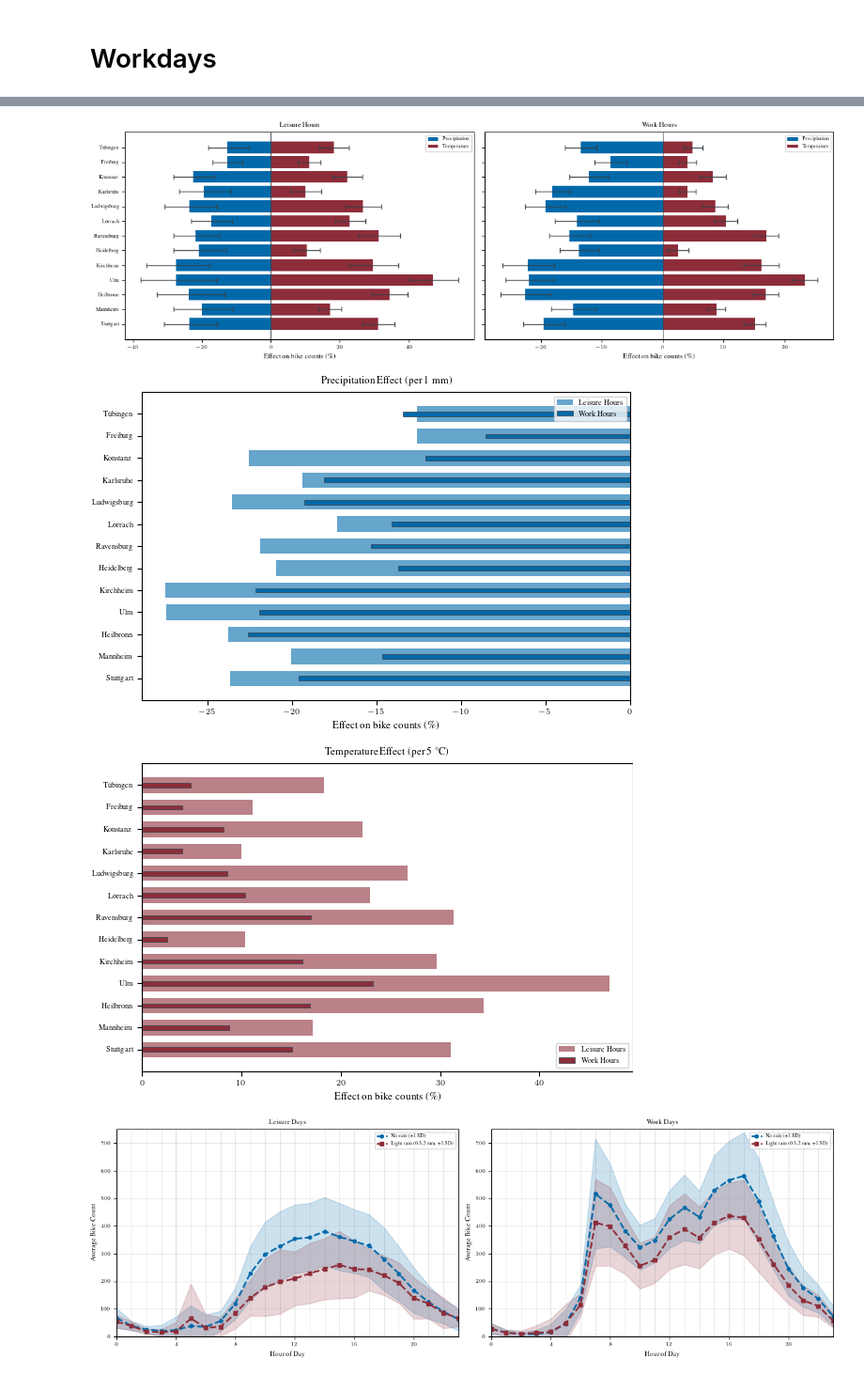
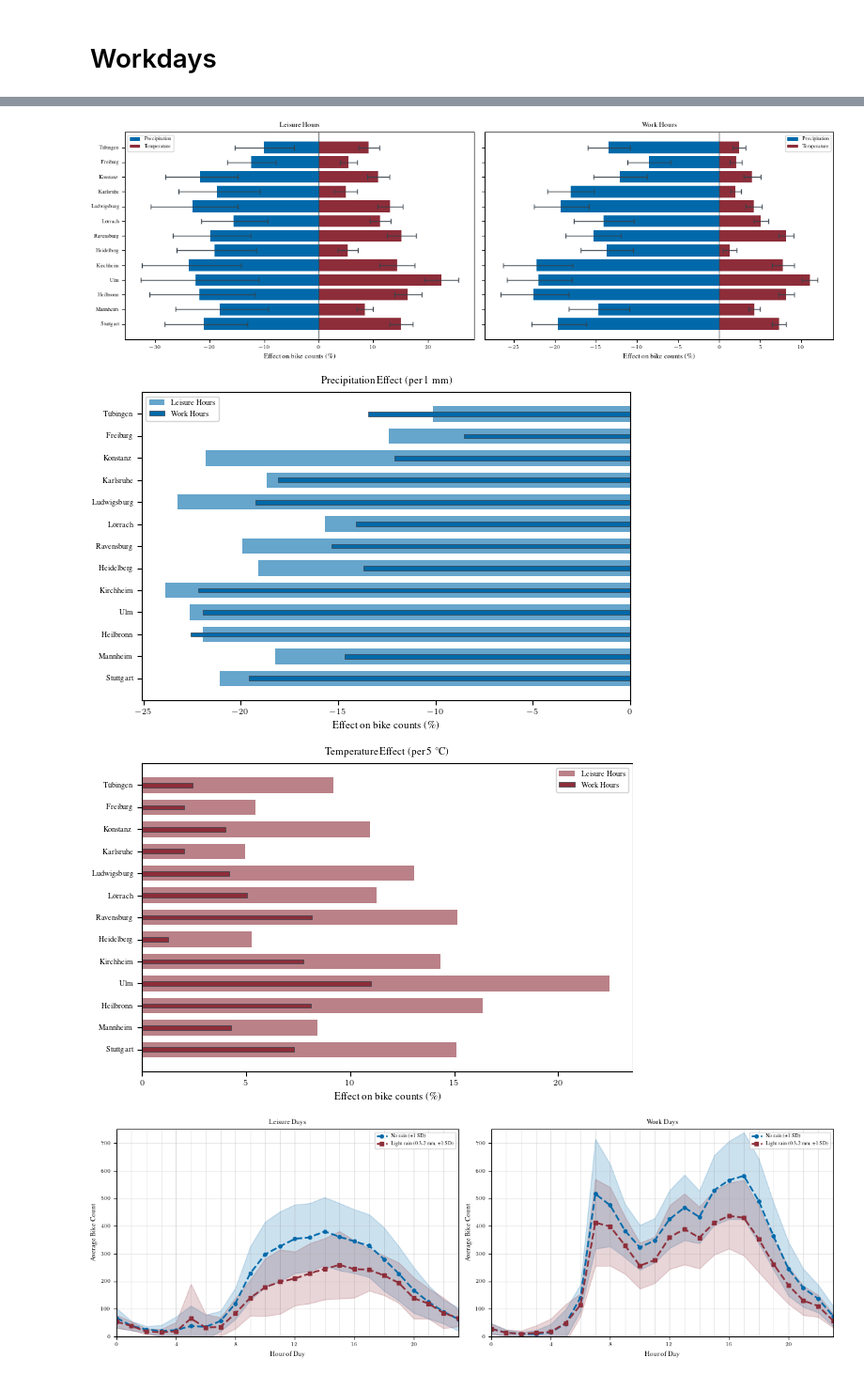
Before and after one commit to lohrynn/tuecycle, a Jupyter notebook: exp/regression.ipynb, the cells around one changed output, grey strips where cells are left out. Shown at 94% size. Drawn from its saved outputs; the diff is of its cells as text; code cells hidden in the pictures.

```diff
--- a/exp/regression.ipynb
+++ b/exp/regression.ipynb
@@ -10,8 +10,11 @@ START_DATE = (2022, 12, 1)
 END_DATE = (2025, 11, 30)
 
 WORKDAY_HOURS = list(range(6, 19))
-LEISURE_HOURS = list(range(8,19))
+LEISURE_HOURS = list(range(10, 19))
 MAXLAGS = 8
+
+RAIN_INCREMENT_MM = 1  # Effect per x mm increase in precipitation
+TEMP_INCREMENT_C = 2.5   # Effect per x °C increase in temperature
 
 # Stations to load
 STATIONS = [station for station in list_stations_with_weather()]
@@ -1054,8 +1070,8 @@ for city in cities:
     rain_coef = coef['rain']
     temp_coef = coef['temp']
 
-    rain_effect_1mm = (np.expm1(rain_coef * 1)) * 100
-    temp_effect_5C = (np.expm1(temp_coef * 5)) * 100
+    rain_effect_1mm = (np.expm1(rain_coef * RAIN_INCREMENT_MM)) * 100
+    temp_effect_5C = (np.expm1(temp_coef * TEMP_INCREMENT_C)) * 100
     leisure_rain_effects[city] = rain_effect_1mm
     leisure_temp_effects[city] = temp_effect_5C
 
@@ -1065,14 +1081,14 @@ for city in cities:
     # Calculate confidence intervals in effect space
     lower_rain_bound = conf_int.loc['rain', 0]
     upper_rain_bound = conf_int.loc['rain', 1]
-    lower_rain_effect = (np.expm1(lower_rain_bound * 1)) * 100
-    upper_rain_effect = (np.expm1(upper_rain_bound * 1)) * 100
+    lower_rain_effect = (np.expm1(lower_rain_bound * RAIN_INCREMENT_MM)) * 100
+    upper_rain_effect = (np.expm1(upper_rain_bound * RAIN_INCREMENT_MM)) * 100
     leisure_rain_ci[city] = (lower_rain_effect, upper_rain_effect)
 
     lower_temp_bound = conf_int.loc['temp', 0]
     upper_temp_bound = conf_int.loc['temp', 1]
-    lower_temp_effect = (np.expm1(lower_temp_bound * 5)) * 100
-    upper_temp_effect = (np.expm1(upper_temp_bound * 5)) * 100
+    lower_temp_effect = (np.expm1(lower_temp_bound * TEMP_INCREMENT_C)) * 100
+    upper_temp_effect = (np.expm1(upper_temp_bound * TEMP_INCREMENT_C)) * 100
     leisure_temp_ci[city] = (lower_temp_effect, upper_temp_effect)
 
 # Extract work hour effects for comparison
@@ -1087,8 +1103,8 @@ for city in cities:
     rain_coef = coef['rain']
     temp_coef = coef['temp']
 
-    rain_effect_1mm = (np.expm1(rain_coef * 1)) * 100
-    temp_effect_5C = (np.expm1(temp_coef * 5)) * 100
+    rain_effect_1mm = (np.expm1(rain_coef * RAIN_INCREMENT_MM)) * 100
+    temp_effect_5C = (np.expm1(temp_coef * TEMP_INCREMENT_C)) * 100
     work_rain_effects[city] = rain_effect_1mm
     work_temp_effects[city] = temp_effect_5C
 
@@ -1098,14 +1114,14 @@ for city in cities:
     # Calculate confidence intervals in effect space
     lower_rain_bound = conf_int.loc['rain', 0]
     upper_rain_bound = conf_int.loc['rain', 1]
-    lower_rain_effect = (np.expm1(lower_rain_bound * 1)) * 100
-    upper_rain_effect = (np.expm1(upper_rain_bound * 1)) * 100
+    lower_rain_effect = (np.expm1(lower_rain_bound * RAIN_INCREMENT_MM)) * 100
+    upper_rain_effect = (np.expm1(upper_rain_bound * RAIN_INCREMENT_MM)) * 100
     work_rain_ci[city] = (lower_rain_effect, upper_rain_effect)
 
     lower_temp_bound = conf_int.loc['temp', 0]
     upper_temp_bound = conf_int.loc['temp', 1]
-    lower_temp_effect = (np.expm1(lower_temp_bound * 5)) * 100
-    upper_temp_effect = (np.expm1(upper_temp_bound * 5)) * 100
+    lower_temp_effect = (np.expm1(lower_temp_bound * TEMP_INCREMENT_C)) * 100
+    upper_temp_effect = (np.expm1(upper_temp_bound * TEMP_INCREMENT_C)) * 100
     work_temp_ci[city] = (lower_temp_effect, upper_temp_effect)
 # %%
 # Create two-subplot figure with leisure and work hours
@@ -1162,7 +1178,7 @@ ax1.errorbar(leisure_temp, cities_names, xerr=leisure_temp_xerr, fmt="none", eco
 ax1.set_xlabel("Effect on bike counts (\%)")
 ax1.set_title("Leisure Hours")
 ax1.axvline(0, color=tue_dark, linewidth=0.8)
-ax1.legend(loc="upper right")
+ax1.legend(loc="upper left")
 
 # WORK HOURS (right subplot)
 work_rain = np.array([work_rain_effects[city] for city in cities_sorted])
@@ -1178,34 +1194,34 @@ right_w = np.maximum(work_rain, work_temp)
 
 neg_left_w = left_w
 neg_width_w = np.minimum(right_w, 0) - left_w
 neg_width_w = np.maximum(neg_width_w, 0)
 
 pos_left_w = np.maximum(left_w, 0)
 pos_width_w = right_w - pos_left_w
 pos_width_w = np.maximum(pos_width_w, 0)
 
 ax2.barh(cities_names, neg_width_w, left=neg_left_w, color=tue_blue, label="Precipitation")
 ax2.barh(cities_names, pos_width_w, left=pos_left_w, color=tue_red, label="Temperature")
 
 work_rain_xerr = np.vstack([work_rain - work_rain_lower, work_rain_upper - work_rain])
 work_temp_xerr = np.vstack([work_temp - work_temp_lower, work_temp_upper - work_temp])
 ax2.errorbar(work_rain, cities_names, xerr=work_rain_xerr, fmt="none", ecolor=tue_dark, capsize=3, linewidth=1)
 ax2.errorbar(work_temp, cities_names, xerr=work_temp_xerr, fmt="none", ecolor=tue_dark, capsize=3, linewidth=1)
 
 ax2.set_xlabel("Effect on bike counts (\%)")
 ax2.set_title("Work Hours")
 ax2.axvline(0, color=tue_dark, linewidth=0.8)
 ax2.legend(loc="upper right")
 
 # Remove y-axis labels from right subplot to avoid duplication
 ax2.set_yticklabels([])
 
 plt.tight_layout()
 plt.show()
 
 fig.savefig("city_ranking_leisure_vs_work.pdf")
 # %% [output]
-[figure, old version]
+[figure, new version]
 # %%
 # Precipitation effects: Leisure vs Work (overlapping bars)
 plt.rcParams.update(bundles.icml2024(column="half", nrows=1, ncols=1))
@@ -1236,14 +1252,14 @@ ax.set_yticklabels(cities_names)
 ax.set_xlabel("Effect on bike counts (\%)")
 ax.set_title("Precipitation Effect (per 1 mm)")
 ax.axvline(0, color=tue_dark, linewidth=0.8)
-ax.legend(loc="upper right")
+ax.legend(loc="upper left")
 
 plt.tight_layout()
 plt.show()
 
 fig.savefig("city_ranking_precipitation_leisure_vs_work.pdf")
 # %% [output]
-[figure, old version]
+[figure, new version]
 # %%
 # Temperature effects: Leisure vs Work (overlapping bars)
 plt.rcParams.update(bundles.icml2024(column="half", nrows=1, ncols=1))
@@ -1274,14 +1290,14 @@ ax.set_yticklabels(cities_names)
 ax.set_xlabel("Effect on bike counts (\%)")
 ax.set_title("Temperature Effect (per 5 °C)")
 ax.axvline(0, color=tue_dark, linewidth=0.8)
-ax.legend(loc="lower right")
+ax.legend(loc="upper right")
 
 plt.tight_layout()
 plt.show()
 
 fig.savefig("city_ranking_temperature_leisure_vs_work.pdf")
 # %% [output]
-[figure, old version]
+[figure, new version]
 # %%
 # Tübingen hourly profile: No rain vs. Light rain (0.5-4 mm)
 # Split by leisure days (weekends) and work days (weekdays excluding holidays)
```
Also changed, not shown: parts of 9 cells of this notebook, 6 other files.
